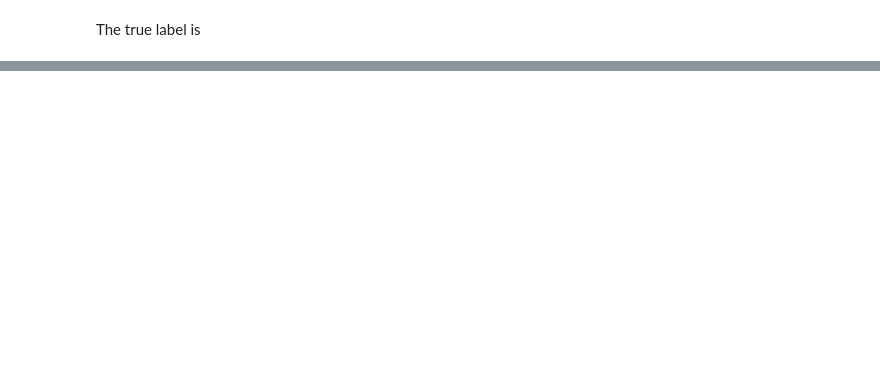
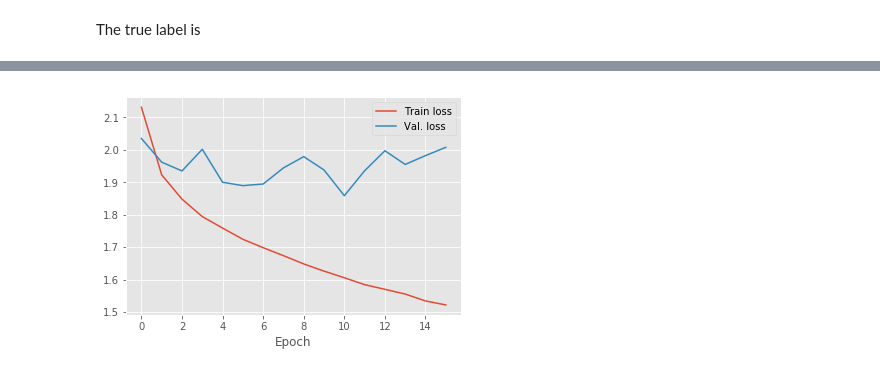
Before and after one commit to mbellitti/wikiart-classifier, a Jupyter notebook: src/keras_classify.ipynb, the cells around one changed output, grey strips where cells are left out. Saved outputs shown, nothing was run; the diff lists cells and outputs as text; code cells hidden in the pictures; blank space fills up the shorter version.

```diff
--- a/src/keras_classify.ipynb
+++ b/src/keras_classify.ipynb
@@ -144,0 +149,14 @@ test_ind_class[np.argmax(test_img[1])]
+# %%
+plt.style.use("ggplot")
+# %%
+loss = np.loadtxt("../data/loss_accuracy.dat")
+# %%
+plt.figure(figsize=(6,4))
+plt.plot(loss[:,2],label="Train loss")
+plt.plot(loss[:,3],label="Val. loss")
+plt.xlabel("Epoch")
+plt.legend()
+
+plt.savefig("training.png")
+# %% [output]
+[figure, added]
```
Also changed, not shown: parts of 12 cells of this notebook, 4 other files.
